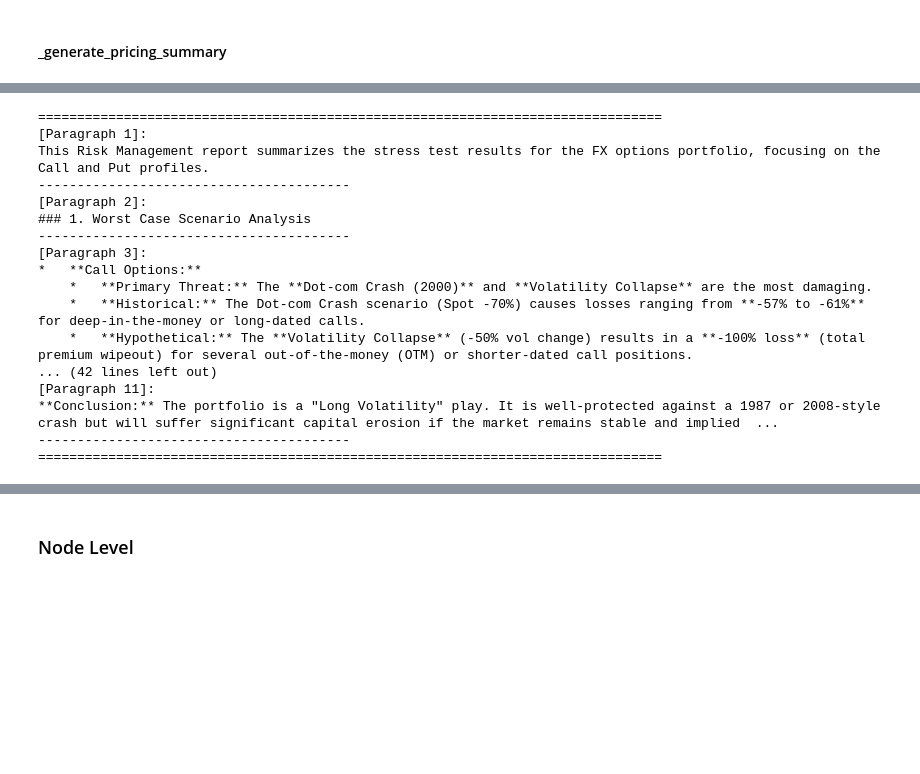
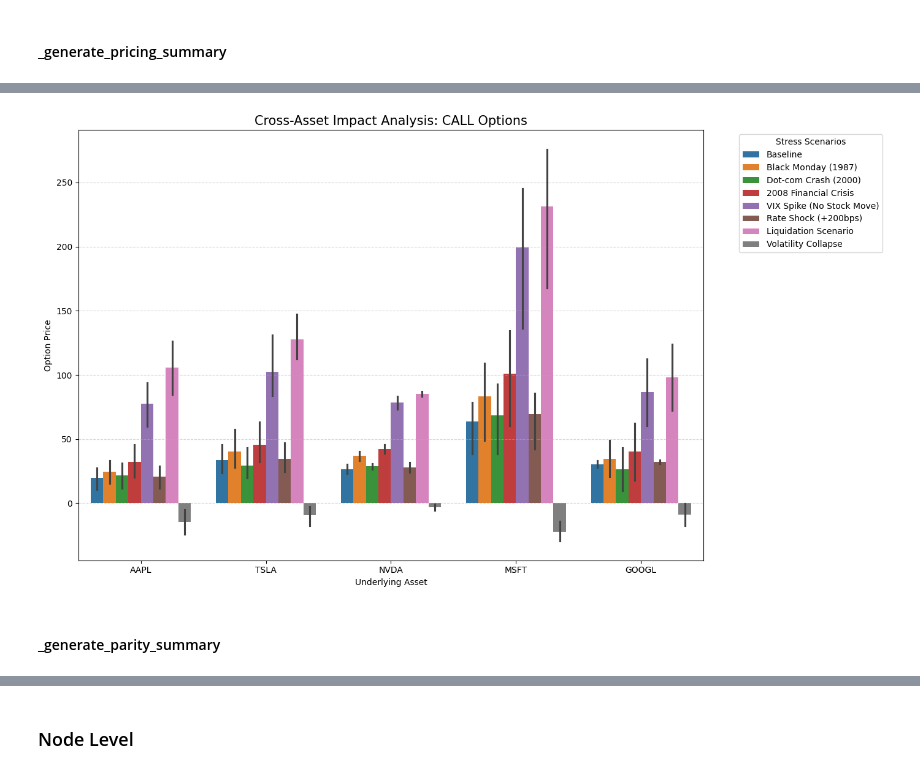
Before and after one commit to davidzgu/model_doc_automation, a Jupyter notebook: notebooks/dev/dev_multi_agent_mcp_2.0.ipynb, the cells around one changed output, grey strips where cells are left out. Drawn from its saved outputs; the diff is of its cells as text; code cells hidden in the pictures; blank space fills up the shorter version.

```diff
--- a/notebooks/dev/dev_multi_agent_mcp_2.0.ipynb
+++ b/notebooks/dev/dev_multi_agent_mcp_2.0.ipynb
@@ -1385,7 +1347,8 @@ df_sensitivity = sensitivity_test_results[sensitivity_test_results["asset_class"
 # %%
-sensitivity_results_call = df_sensitivity[
-    (df_sensitivity['option_type'] == 'call')
-]
-sensitivity_results_put = df_sensitivity[
-    (df_sensitivity['option_type'] == 'put')
-]
+section_ordering = 1
+asset = "Equity"
+print(f">>>>>>>>> [Report Generator Agent] Compiling section 2.{section_ordering}: {asset}...")
+df_pricing_sub = df_pricing[df_pricing["asset_class"] == asset]
+sensitivity_test_results_sub = sensitivity_test_results[sensitivity_test_results["asset_class"] == asset]
+stress_test_results_sub = stress_test_results[stress_test_results["asset_class"] == asset]
+put_call_parity_sub = put_call_parity[put_call_parity["asset_class_put"] == asset]
@@ -1392,2 +1357,5 @@ sensitivity_results_put = df_sensitivity[
 # %%
-stress_results_call.columns
+df_stress = stress_test_results_sub
+stress_cols = [c for c in df_stress.columns if c.startswith('stress_scen_')]
+opt_type = 'call'
+subset = df_stress[df_stress["option_type"] == opt_type]
@@ -1435,34 +1379,21 @@ ai_msg = llm.invoke([
 # %%
-def _print_debug_summary(content: str):
-    """Helper to print generated summary for debugging (simulating paragraph structure)"""
-    print(f"\n{'='*80}")
+plt.figure(figsize=(14, 8))
+ax = sns.barplot(
+    data=df_plot,
+    x='Underlying',
+    y='Price',
+    hue='Scenario',
+    palette='tab10'
+)
 
-    blocks = content.split("\n\n")
-    for i, block in enumerate(blocks):
-        clean_block = block.strip()
-        if clean_block:
-            print(f"[Paragraph {i+1}]:")
-            print(clean_block)
-            print("-" * 40)
+plt.title(f"Cross-Asset Impact Analysis: {opt_type.upper()} Options", fontsize=15)
+plt.ylabel("Option Price")
+plt.xlabel("Underlying Asset")
+plt.grid(axis='y', linestyle='--', alpha=0.5)
 
-    print(f"{'='*80}\n")
-
-_print_debug_summary(ai_msg.content[0]['text'])
+plt.legend(title="Stress Scenarios", bbox_to_anchor=(1.05, 1), loc='upper left')
+plt.tight_layout()
 # %% [output]
-================================================================================
-[Paragraph 1]:
-This Risk Management report summarizes the stress test results for the FX options portfolio, focusing on the Call and Put profiles.
-----------------------------------------
-[Paragraph 2]:
-### 1. Worst Case Scenario Analysis
-----------------------------------------
-[Paragraph 3]:
-*   **Call Options:**
-    *   **Primary Threat:** The **Dot-com Crash (2000)** and **Volatility Collapse** are the most damaging.
-    *   **Historical:** The Dot-com Crash scenario (Spot -70%) causes losses ranging from **-57% to -61%** for deep-in-the-money or long-dated calls.
-    *   **Hypothetical:** The **Volatility Collapse** (-50% vol change) results in a **-100% loss** (total premium wipeout) for several out-of-the-money (OTM) or shorter-dated call positions.
-... (42 lines left out)
-[Paragraph 11]:
-**Conclusion:** The portfolio is a "Long Volatility" play. It is well-protected against a 1987 or 2008-style crash but will suffer significant capital erosion if the market remains stable and implied  ...
-----------------------------------------
-================================================================================
+[figure, added]
+# %% [markdown]
+#### _generate_parity_summary
```
Also changed, not shown: parts of 53 cells of this notebook, 13 other files.
